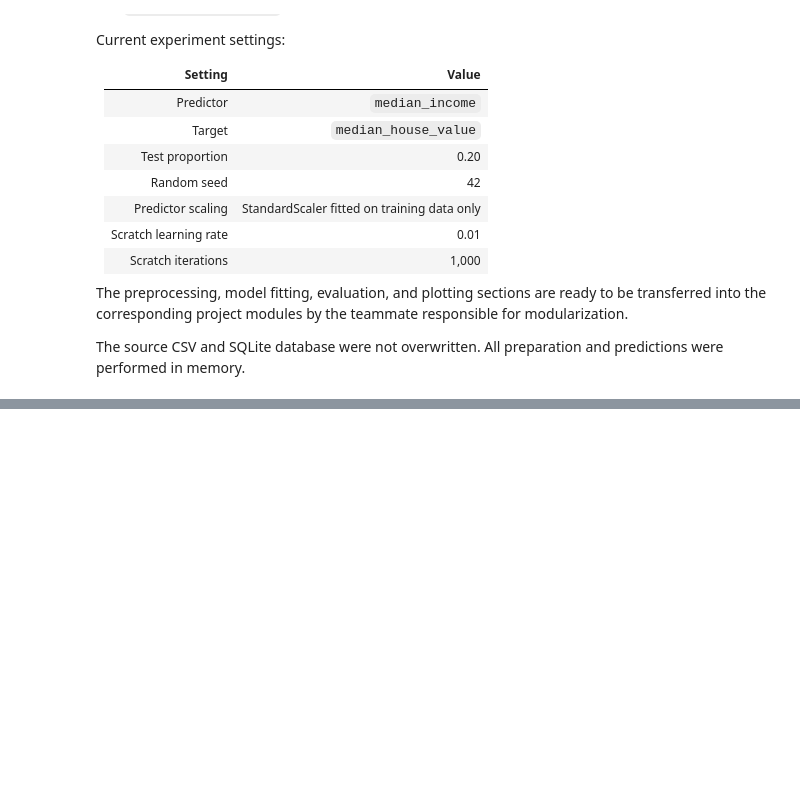
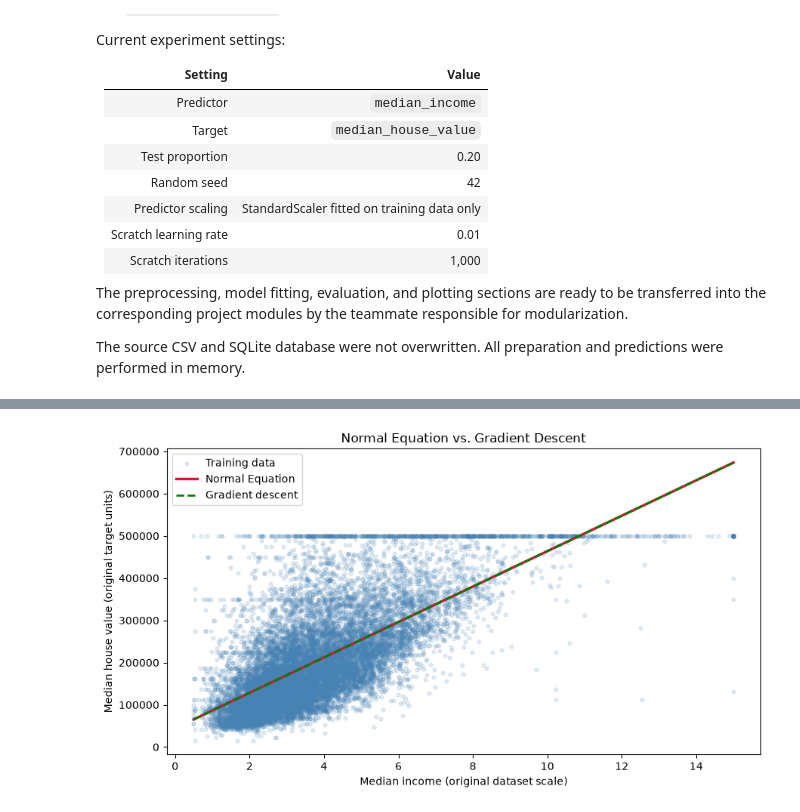
Before and after one commit to kinghighshow/LinearRegressionArchitecture_Group1, a Jupyter notebook: notebooks/linear_regression.ipynb, the cells around one changed output, grey strips where cells are left out. Cells and saved outputs as stored; diff of their text form; code cells hidden in the pictures; blank space fills up the shorter version.

```diff
--- a/notebooks/linear_regression.ipynb
+++ b/notebooks/linear_regression.ipynb
@@ -876,0 +1473,79 @@ All preparation and predictions were performed in memory.
+# %%
+# Reuse the fitted coefficients; do not train either model again.
+normal_equation_line = (
+    w_hat_original * workshop_sorted_income + b_hat_original
+)
+gradient_descent_line = (
+    w_gd_original * workshop_sorted_income + b_gd_original
+)
+
+plt.figure(figsize=(9, 5))
+
+# Plot the same training observations used for both methods.
+plt.scatter(
+    workshop_income,
+    workshop_y,
+    s=12,
+    alpha=0.15,
+    color="steelblue",
+    label="Training data",
+)
+
+# Draw the analytical solution first.
+plt.plot(
+    workshop_sorted_income,
+    normal_equation_line,
+    color="crimson",
+    linestyle="-",
+    linewidth=2.5,
+    label="Normal Equation",
+)
+
+# A dashed line allows the underlying red line to remain visible.
+plt.plot(
+    workshop_sorted_income,
+    gradient_descent_line,
+    color="green",
+    linestyle="--",
+    linewidth=2,
+    label="Gradient descent",
+)
+
+plt.xlabel("Median income (original dataset scale)")
+plt.ylabel("Median house value (original target units)")
+plt.title("Normal Equation vs. Gradient Descent")
+plt.ticklabel_format(axis="y", style="plain", useOffset=False)
+plt.legend()
+plt.tight_layout()
+plt.show()
+
+# Compare coefficients expressed on the SAME original income scale.
+workshop_comparison = pd.DataFrame({
+    "Method": ["Normal Equation", "Gradient descent"],
+    "Slope": [w_hat_original, w_gd_original],
+    "Intercept": [b_hat_original, b_gd_original],
+    "Training MSE": [workshop_mse_ne, loss_history[-1]],
+})
+
+print("MODEL COMPARISON — ORIGINAL INCOME SCALE")
+print(
+    workshop_comparison.to_string(
+        index=False,
+        formatters={
+            "Slope": "{:,.4f}".format,
+            "Intercept": "{:,.4f}".format,
+            "Training MSE": "{:,.2f}".format,
+        },
+    )
+)
+
+# Compare predictions for every training observation.
+workshop_pred_gd = w_gd * workshop_x + b_gd
+max_prediction_difference = np.max(
+    np.abs(workshop_pred_ne - workshop_pred_gd)
+)
+
+print("\nMaximum absolute difference between training predictions:")
+print(f"{max_prediction_difference:.3e} target units")
+# %% [output]
+[figure, added]
```
Also changed, not shown: parts of 13 cells of this notebook.
